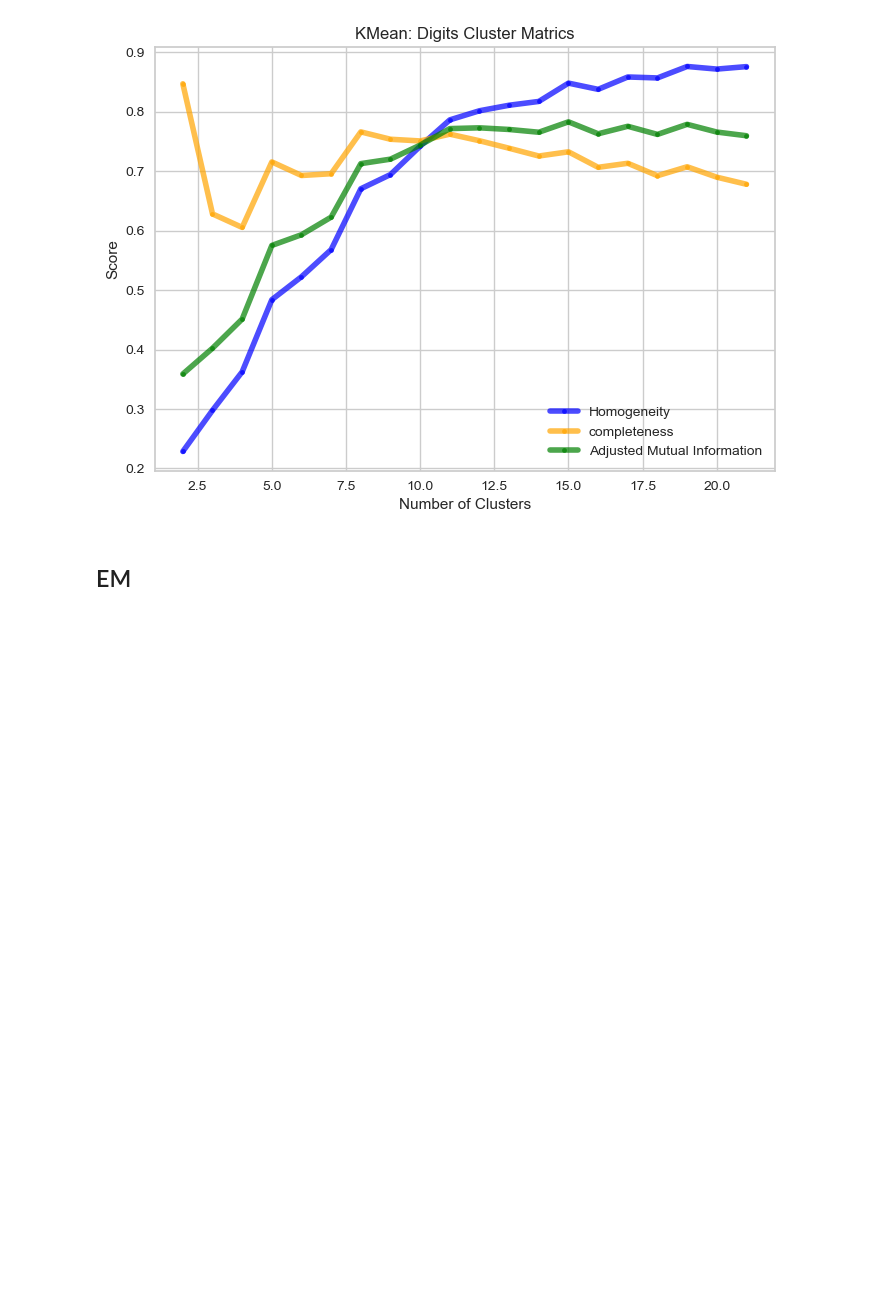
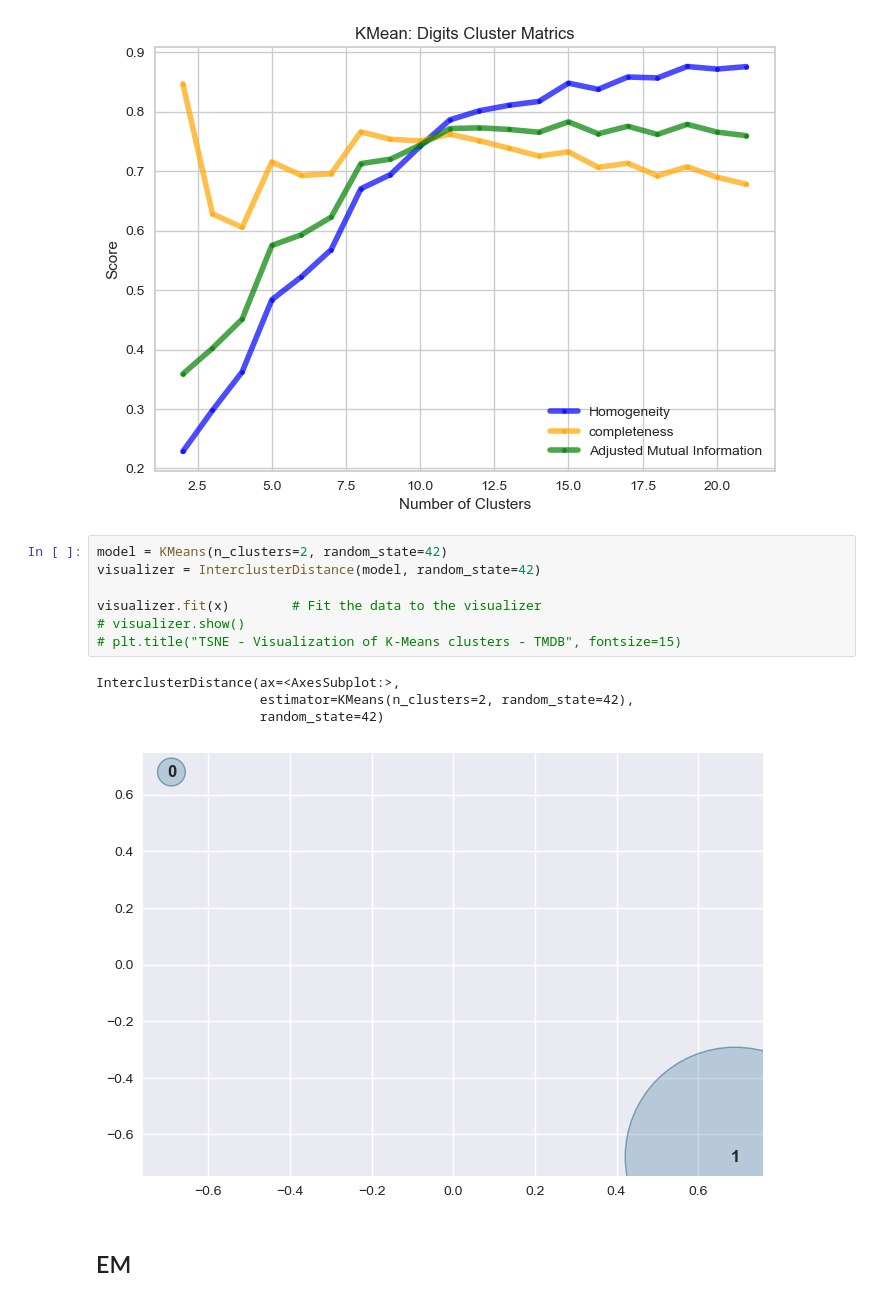
Before and after one commit to Alijafr/ML, a Jupyter notebook: assignment 3/code/Clustering.ipynb, the cells around one changed output. Drawn from its saved outputs; the diff is of its cells as text; blank space fills up the shorter version.

```diff
--- a/assignment 3/code/Clustering.ipynb
+++ b/assignment 3/code/Clustering.ipynb
@@ -169,6 +174,18 @@ plt.ylabel("Score")
 # %% [output]
 Text(0, 0.5, 'Score')
 [figure]
+# %%
+model = KMeans(n_clusters=2, random_state=42)
+visualizer = InterclusterDistance(model, random_state=42)
+
+visualizer.fit(x)        # Fit the data to the visualizer
+# visualizer.show()
+# plt.title("TSNE - Visualization of K-Means clusters - TMDB", fontsize=15)
+# %% [output]
+InterclusterDistance(ax=<AxesSubplot:>,
+                     estimator=KMeans(n_clusters=2, random_state=42),
+                     random_state=42)
+[figure, added]
 # %% [markdown]
 ## EM
 # %%
```
Also changed, not shown: parts of 13 cells of this notebook.
